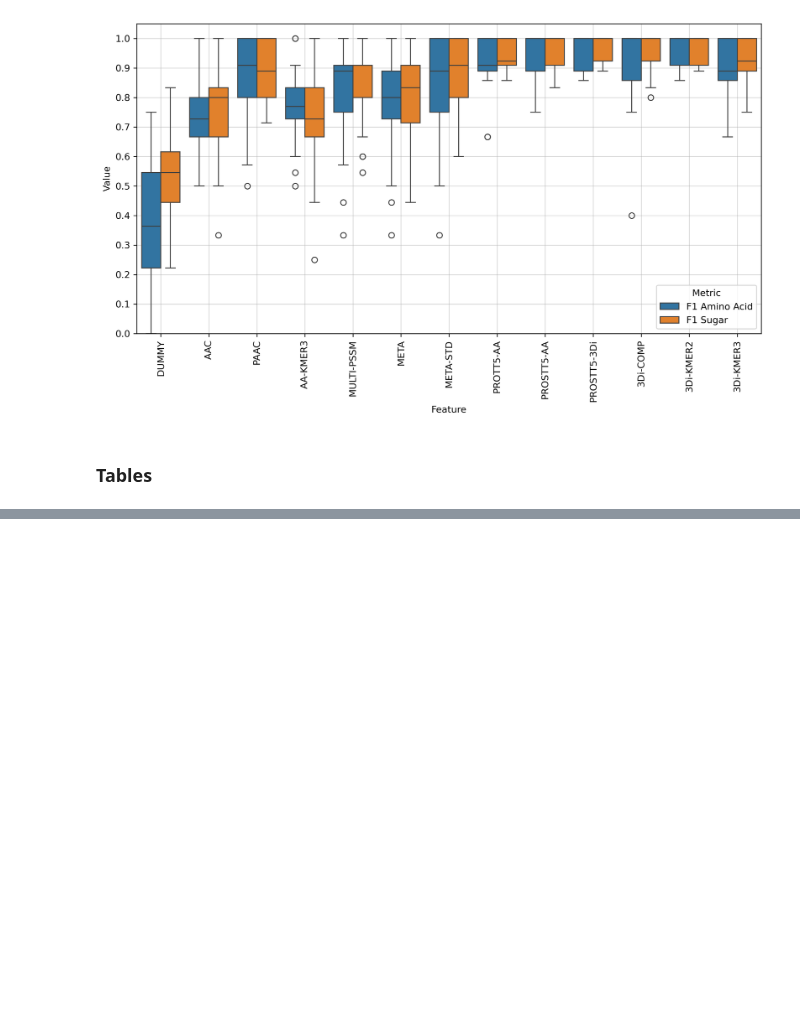
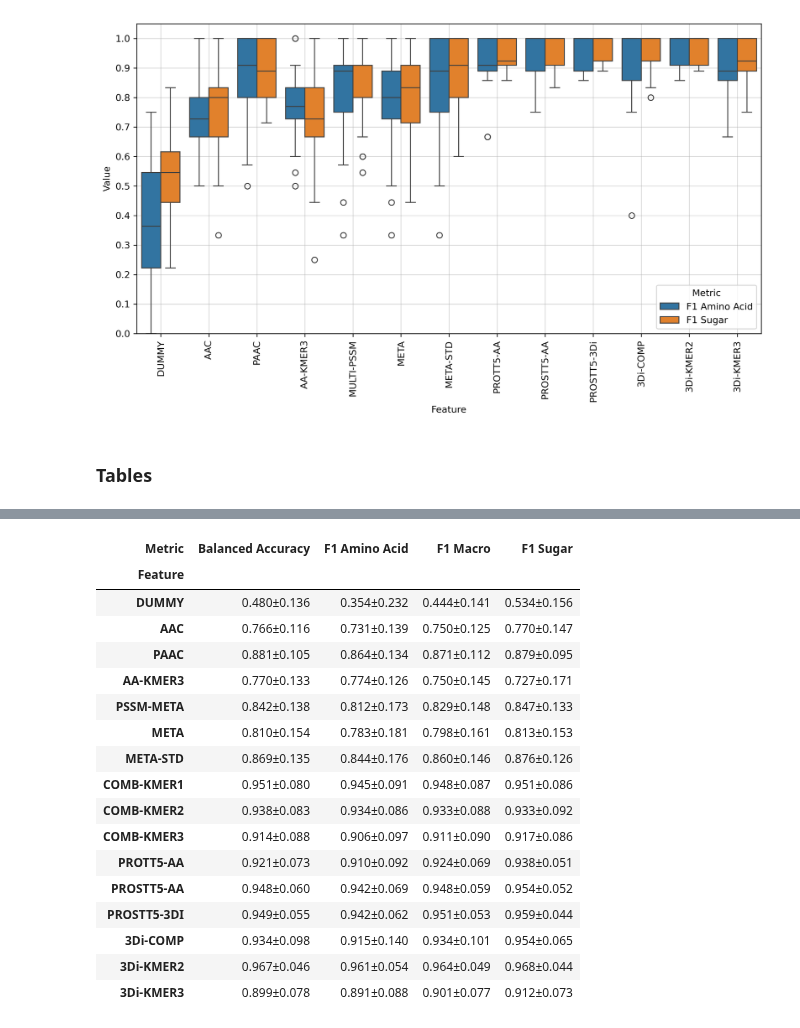
Before and after one commit to adenger/subpred_dl, a Jupyter notebook: notebooks/svm_athaliana_sugaramino_with_outlier_removal.ipynb, the cells around one changed output, grey strips where cells are left out. Drawn from its saved outputs; the diff is of its cells as text; code cells hidden in the pictures; blank space fills up the shorter version.

```diff
--- a/notebooks/svm_athaliana_sugaramino_with_outlier_removal.ipynb
+++ b/notebooks/svm_athaliana_sugaramino_with_outlier_removal.ipynb
@@ -538,0 +434,56 @@ META & 0.810±0.154 & 0.783±0.181 & 0.813±0.153 \\
+# %%
+df_table = df_results_long.copy()
+df_table.Feature = df_table.Feature.str.replace("_", "-")
+df_table = df_table[~df_table.Feature.str.match(r'^PSSM-\d+')]
+feature_order = [
+    "DUMMY",
+    "AAC",
+    "PAAC",
+    "AA-KMER3",
+    "PSSM-META",
+    "META",
+    "META-STD",
+    "COMB-KMER1",
+    "COMB-KMER2",
+    "COMB-KMER3",
+    "PROTT5-AA",
+    "PROSTT5-AA",
+    "PROSTT5-3DI",
+    # "PSSM-50-1",
+    # "PSSM-50-3",
+    # "PSSM-90-1",
+    # "PSSM-90-3",
+    "3Di-COMP",
+    "3Di-KMER2",
+    "3Di-KMER3",
+]
+
+df_table_mean = df_table.groupby(["Feature", "Metric"]).mean().reset_index().pivot(
+    index="Feature", columns="Metric", values="Value"
+)
+df_table_std = df_table.groupby(["Feature", "Metric"]).std().reset_index().pivot(
+    index="Feature", columns="Metric", values="Value"
+)
+
+df_table_paper = df_table_mean.map(lambda x: f"{x:.3f}").astype(str) + "±" + df_table_std.map(lambda x: f"{x:.3f}").astype(str)
+df_table_paper = df_table_paper.loc[feature_order]
+df_table_paper
+# %% [output]
+| Metric | Balanced Accuracy | F1 Amino Acid | F1 Macro | F1 Sugar |
+| Feature |  |  |  |  |
+| DUMMY | 0.480±0.136 | 0.354±0.232 | 0.444±0.141 | 0.534±0.156 |
+| AAC | 0.766±0.116 | 0.731±0.139 | 0.750±0.125 | 0.770±0.147 |
+| PAAC | 0.881±0.105 | 0.864±0.134 | 0.871±0.112 | 0.879±0.095 |
+| AA-KMER3 | 0.770±0.133 | 0.774±0.126 | 0.750±0.145 | 0.727±0.171 |
+| PSSM-META | 0.842±0.138 | 0.812±0.173 | 0.829±0.148 | 0.847±0.133 |
+| META | 0.810±0.154 | 0.783±0.181 | 0.798±0.161 | 0.813±0.153 |
+| META-STD | 0.869±0.135 | 0.844±0.176 | 0.860±0.146 | 0.876±0.126 |
+| COMB-KMER1 | 0.951±0.080 | 0.945±0.091 | 0.948±0.087 | 0.951±0.086 |
+| COMB-KMER2 | 0.938±0.083 | 0.934±0.086 | 0.933±0.088 | 0.933±0.092 |
+| COMB-KMER3 | 0.914±0.088 | 0.906±0.097 | 0.911±0.090 | 0.917±0.086 |
+| PROTT5-AA | 0.921±0.073 | 0.910±0.092 | 0.924±0.069 | 0.938±0.051 |
+| PROSTT5-AA | 0.948±0.060 | 0.942±0.069 | 0.948±0.059 | 0.954±0.052 |
+| PROSTT5-3DI | 0.949±0.055 | 0.942±0.062 | 0.951±0.053 | 0.959±0.044 |
+| 3Di-COMP | 0.934±0.098 | 0.915±0.140 | 0.934±0.101 | 0.954±0.065 |
+| 3Di-KMER2 | 0.967±0.046 | 0.961±0.054 | 0.964±0.049 | 0.968±0.044 |
+| 3Di-KMER3 | 0.899±0.078 | 0.891±0.088 | 0.901±0.077 | 0.912±0.073 |
```
Also changed, not shown: parts of 6 cells of this notebook, 1 other file.
